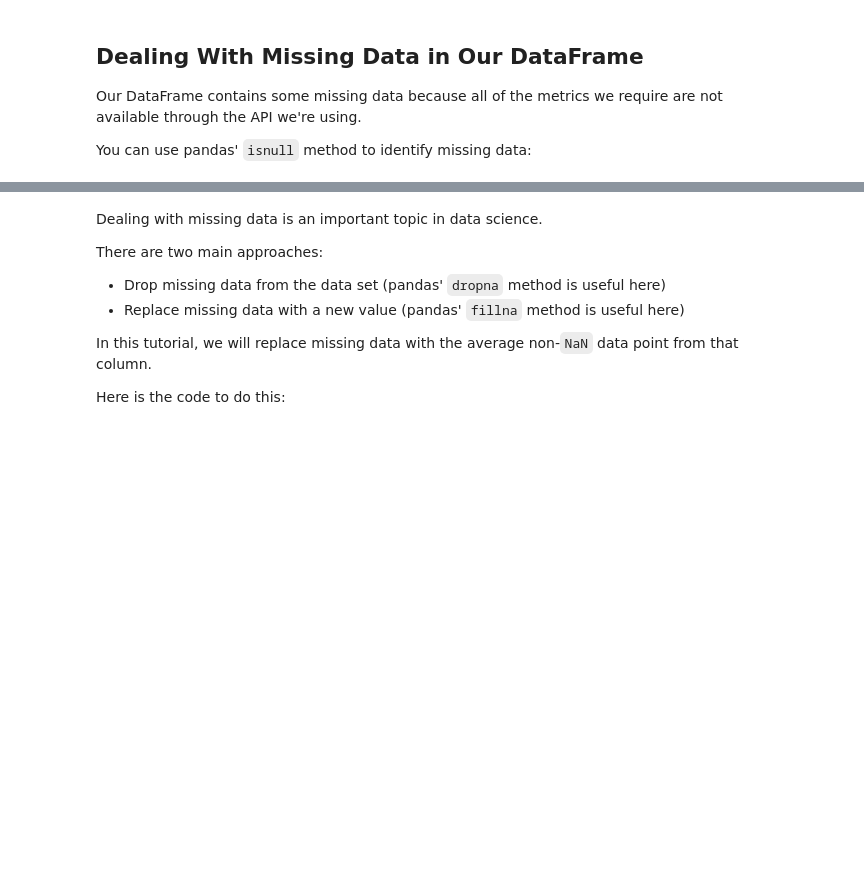
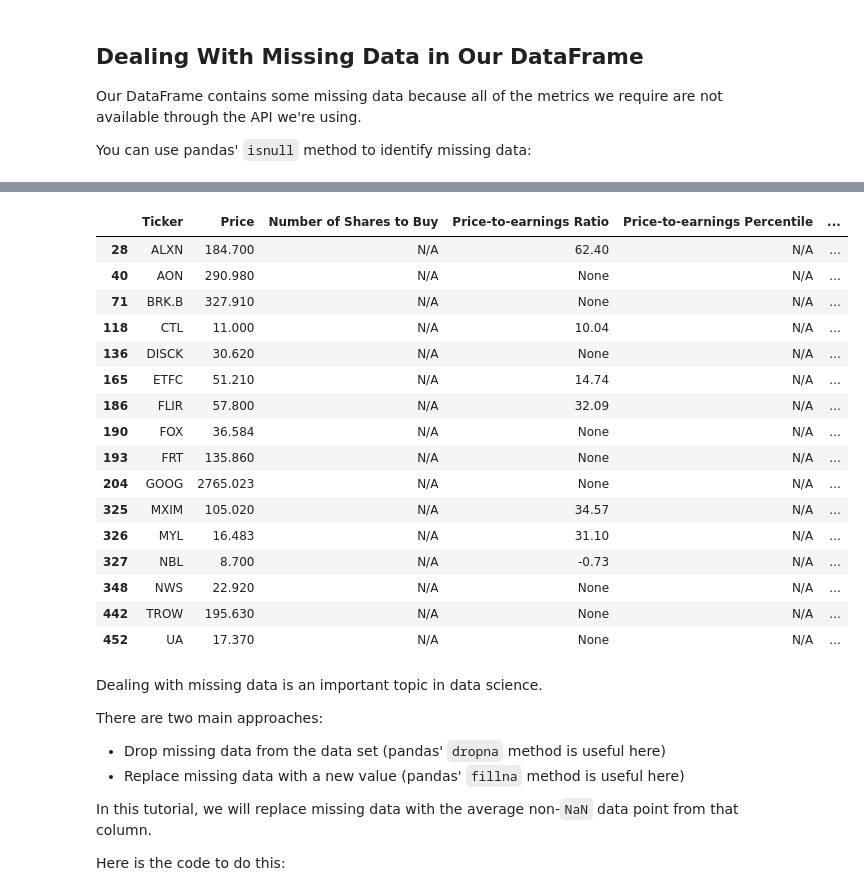
Before and after one commit to jahatef/Algorithmic-Trading-Tutorial, a Jupyter notebook: starter_files/003_quantitative_value_strategy.ipynb, the cells around one changed output, grey strips where cells are left out. Saved outputs shown, nothing was run; the diff lists cells and outputs as text; code cells hidden in the pictures; blank space fills up the shorter version.

```diff
--- a/starter_files/003_quantitative_value_strategy.ipynb
+++ b/starter_files/003_quantitative_value_strategy.ipynb
@@ -14,6 +16,9 @@ import math
 # %% [markdown]
 ## Importing Our List of Stocks & API Token
 As before, we'll need to import our list of stocks and our API token before proceeding. Make sure the .csv file is still in your working directory and import it with the following command:
+# %%
+stocks = pd.read_csv('sp_500_stocks.csv')
+from secrets import IEX_CLOUD_API_TOKEN
 # %% [markdown]
 ## Making Our First API Call
 It's now time to make the first version of our value screener!
@@ -41,3 +27,7 @@ We'll start by building a simple value screener that ranks securities based on a
+# %%
+symbol = 'AAPL'
+api_url = f'https://sandbox.iexapis.com/stable/stock/{symbol}/quote?token={IEX_CLOUD_API_TOKEN}'
+data = requests.get(api_url).json()
 # %% [markdown]
 ## Parsing Our API Call
 This API call has the metric we need - the price-to-earnings ratio.
@@ -87,3 +62,21 @@ Now we need to create a blank DataFrame and add our data to the data frame one-b
+# %%
+final_dataframe = pd.DataFrame(columns = my_columns)
+
+for symbol_string in symbol_strings:
+    batch_api_url = f'https://sandbox.iexapis.com/stable/stock/market/batch?symbols={symbol_string}&types=quote&token={IEX_CLOUD_API_TOKEN}'
+    data = requests.get(batch_api_url).json()
+    for symbol in symbol_string.split(','):
+        final_dataframe = final_dataframe.append(
+            pd.Series(
+                [
+                    symbol,
+                    data[symbol]['quote']['latestPrice'],
+                    data[symbol]['quote']['peRatio'],
+                    'N/A'
+
+        ],index = my_columns
+            ),
+        ignore_index = True)
 # %% [markdown]
 ## Removing Glamour Stocks
 
@@ -176,5 +176,22 @@ Investors typically use a `composite` basket of valuation metrics to build robus
 * Enterprise Value divided by Gross Profit (EV/GP)
 
 Some of these metrics aren't provided directly by the IEX Cloud API, and must be computed after pulling raw data. We'll start by calculating each data point from scratch.
+# %%
+symbol = 'AAPL'
+batch_api_url = f'https://sandbox.iexapis.com/stable/stock/market/batch?symbols={symbol}&types=quote,advanced-stats&token={IEX_CLOUD_API_TOKEN}'
+data = requests.get(batch_api_url).json()
+
+pe_ratio = data[symbol]['quote']['peRatio']
+
+pb_ratio = data[symbol]['advanced-stats']['priceToBook']
+
+ps_ratio = data[symbol]['advanced-stats']['priceToSales']
+
+enterprise_value = data[symbol]['advanced-stats']['enterpriseValue']
+
+ebitda = data[symbol]['advanced-stats']['EBITDA']
+
+gross_profit = data[symbol]['advanced-stats']['grossProfit']
+ev_to_gross_profit = enterprise_value/gross_profit
 # %% [markdown]
 Let's move on to building our DataFrame. You'll notice that I use the abbreviation `rv` often. It stands for `robust value`, which is what we'll call this sophisticated strategy moving forward.
@@ -224,3 +274,23 @@ You can use pandas' `isnull` method to identify missing data:
+# %%
+rv_dataframe[rv_dataframe.isnull().any(axis=1)]
+# %% [output]
+|  | Ticker | Price | Number of Shares to Buy | Price-to-earnings Ratio | Price-to-earnings Percentile | ... |
+| 28 | ALXN | 184.700 | N/A | 62.40 | N/A | ... |
+| 40 | AON | 290.980 | N/A | None | N/A | ... |
+| 71 | BRK.B | 327.910 | N/A | None | N/A | ... |
+| 118 | CTL | 11.000 | N/A | 10.04 | N/A | ... |
+| 136 | DISCK | 30.620 | N/A | None | N/A | ... |
+| 165 | ETFC | 51.210 | N/A | 14.74 | N/A | ... |
+| 186 | FLIR | 57.800 | N/A | 32.09 | N/A | ... |
+| 190 | FOX | 36.584 | N/A | None | N/A | ... |
+| 193 | FRT | 135.860 | N/A | None | N/A | ... |
+| 204 | GOOG | 2765.023 | N/A | None | N/A | ... |
+| 325 | MXIM | 105.020 | N/A | 34.57 | N/A | ... |
+| 326 | MYL | 16.483 | N/A | 31.10 | N/A | ... |
+| 327 | NBL | 8.700 | N/A | -0.73 | N/A | ... |
+| 348 | NWS | 22.920 | N/A | None | N/A | ... |
+| 442 | TROW | 195.630 | N/A | None | N/A | ... |
+| 452 | UA | 17.370 | N/A | None | N/A | ... |
 # %% [markdown]
 Dealing with missing data is an important topic in data science.
 
```
Also changed, not shown: parts of 32 cells of this notebook, 2 other files.
